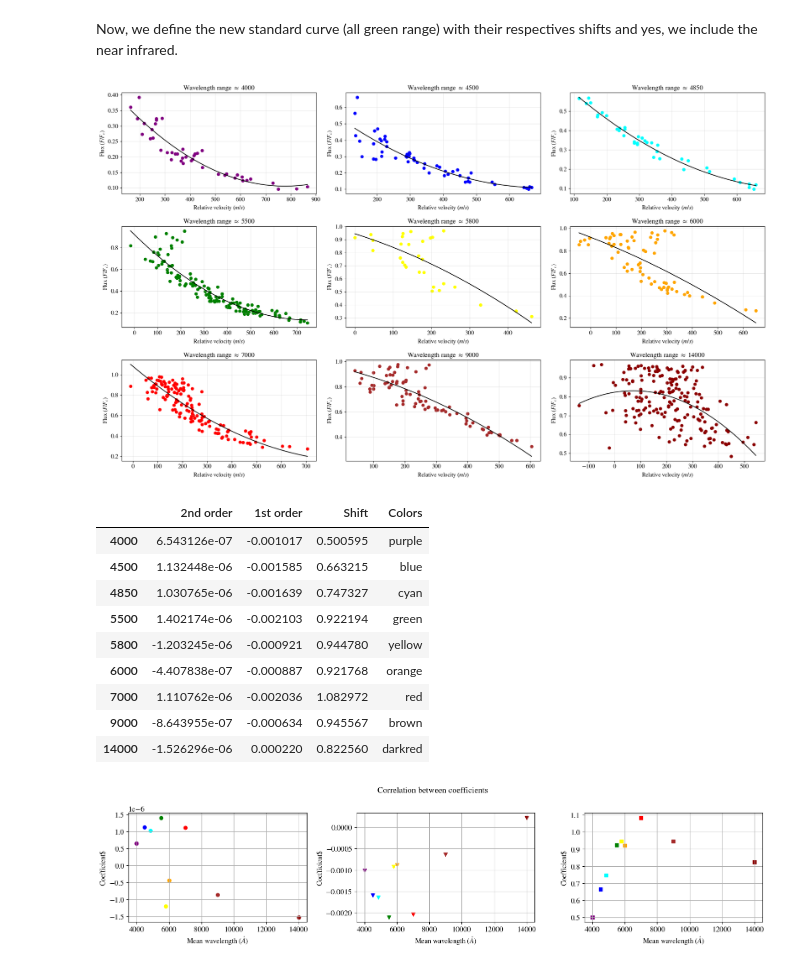
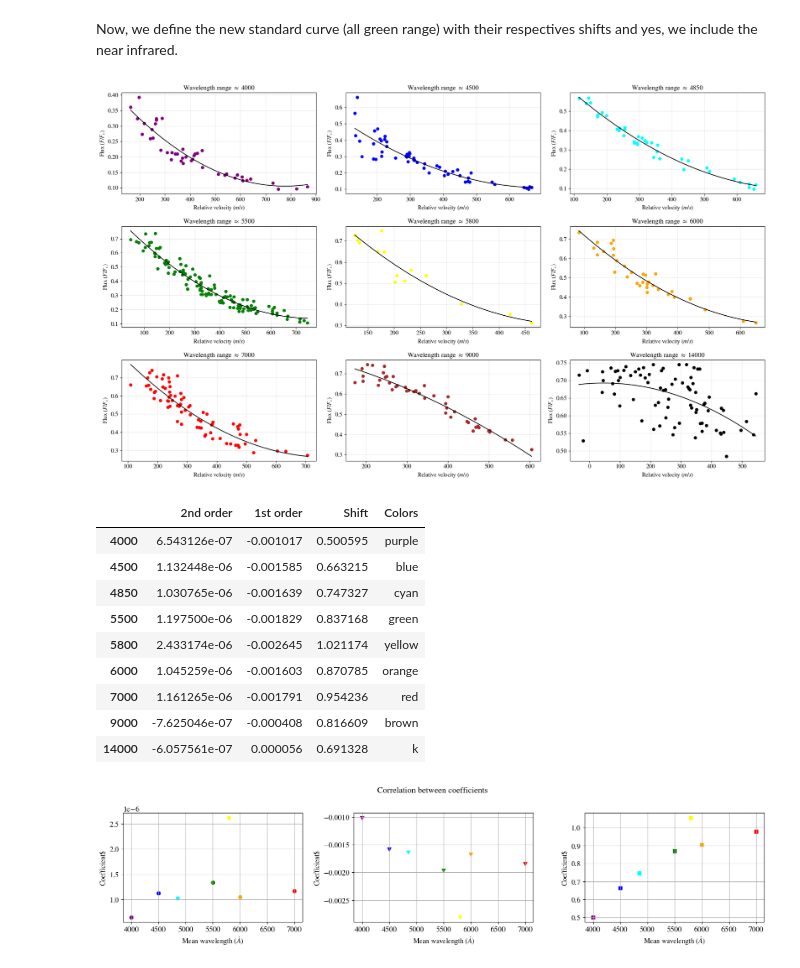
Before and after one commit to ccuellarn/Measurement-and-Characterization-of-Granulation-Patterns-in-the-IAG-Solar-Flux-Spectrum, a Jupyter notebook: Project/Characterization/Third signature/Standard_curves.ipynb, the cells around one changed output. Drawn from its saved outputs; the diff is of its cells as text; code cells hidden in the pictures.

```diff
--- a/Project/Characterization/Third signature/Standard_curves.ipynb
+++ b/Project/Characterization/Third signature/Standard_curves.ipynb
@@ -175,7 +175,7 @@ Now, we define the new standard curve (all green range) with their respectives s
 # %%
 #Separate for range in colors for color fits
 
-values_ALL = [ ALL_data[ALL_data['Observed wavelength'].between(3800, 4270, inclusive='right')],
+values_ALL = [ ALL_data[ALL_data['Observed wavelength'].between(3800, 4270, inclusive='right') ],
                 ALL_data[ALL_data['Observed wavelength'].between(4270, 4760, inclusive='right')],
                 ALL_data[ALL_data['Observed wavelength'].between(4760, 4970, inclusive='right')],
                 ALL_data[ALL_data['Observed wavelength'].between(4970, 5700, inclusive='right')],
@@ -186,41 +186,44 @@ values_ALL = [ ALL_data[ALL_data['Observed wavelength'].between(3800, 4270, incl
                 ALL_data[ALL_data['Observed wavelength'].between(10000, 23000, inclusive='right')]]
 
 #colors for the plot
-colors_fit = ['purple','blue','cyan','green','yellow','orange','red','brown','darkred']
+colors_fit = ['purple','blue','cyan','green','yellow','orange','red','brown','k']
+colors_wave = [4000,4500,4850,5500,5800,6000,7000]
 # %%
 #List for the data
 param_ALL = []
 fit_ALL = []
 colors_wave = [4000,4500,4850,5500,5800,6000,7000,9000,14000]
+
 
 fig5, axes = plt.subplots(3,3,figsize=(20,12))
 fig.suptitle('Standard color curves',fontsize=14)
 axes = axes.flatten()
 
 #Plot the cuadratic fit for each color
 for i, ax in enumerate(axes):
+        data = values_ALL[i][values_ALL[i]['Flux'].between(0,0.75)]
 
-        ax.scatter(values_ALL[i]['Velocity']+633,values_ALL[i]['Flux'],c=colors_fit[i])
+        ax.scatter(data['Velocity']+633,data['Flux'],c=colors_fit[i])
         ax.set_title(r'Wavelength range $\approx$ {}'.format(colors_wave[i]))
         ax.grid(True, alpha=0.3)
 
-        pol = Polynomial.fit(values_ALL[i]['Velocity']+633,values_ALL[i]['Flux'], 2)
+        pol = Polynomial.fit(data['Velocity']+633,data['Flux'], 2)
         param = pol.convert().coef
-        values_flux = np.linspace(min(values_ALL[i]['Velocity']+633), max(values_ALL[i]['Velocity']+633), len(values_ALL[i]))
+        values_flux = np.linspace(min(data['Velocity']+633), max(data['Velocity']+633), len(data))
         flux_fit = poly.polyval(values_flux,param)
         param_ALL.append(pd.DataFrame(param[-1::-1]))
         fit_ALL.append([values_flux,flux_fit])
 
         ax.plot(values_flux,flux_fit, color='k')
 
 
         ax.set_ylabel(r'Flux $(F/F_{c})$')
         ax.set_xlabel(r'Relative velocity $(m/s)$')
 
 plt.tight_layout()
 plt.show()
 # %% [output]
-[figure, old version]
+[figure, new version]
 # %%
 #Calculate te average and show the parameters
 parameters_ALL = pd.concat(param_ALL,axis=1)
@@ -234,12 +237,12 @@ parameters_ALL
 | 4000 | 6.543126e-07 | -0.001017 | 0.500595 | purple |
 | 4500 | 1.132448e-06 | -0.001585 | 0.663215 | blue |
 | 4850 | 1.030765e-06 | -0.001639 | 0.747327 | cyan |
-| 5500 | 1.402174e-06 | -0.002103 | 0.922194 | green |
-| 5800 | -1.203245e-06 | -0.000921 | 0.944780 | yellow |
-| 6000 | -4.407838e-07 | -0.000887 | 0.921768 | orange |
-| 7000 | 1.110762e-06 | -0.002036 | 1.082972 | red |
-| 9000 | -8.643955e-07 | -0.000634 | 0.945567 | brown |
-| 14000 | -1.526296e-06 | 0.000220 | 0.822560 | darkred |
+| 5500 | 1.197500e-06 | -0.001829 | 0.837168 | green |
+| 5800 | 2.433174e-06 | -0.002645 | 1.021174 | yellow |
+| 6000 | 1.045259e-06 | -0.001603 | 0.870785 | orange |
+| 7000 | 1.161265e-06 | -0.001791 | 0.954236 | red |
+| 9000 | -7.625046e-07 | -0.000408 | 0.816609 | brown |
+| 14000 | -6.057561e-07 | 0.000056 | 0.691328 | k |
 # %%
 fig3, axes = plt.subplots(1,3,figsize=(16,4))
 ax1 =axes[0]
@@ -269,7 +272,7 @@ ax3.grid()
 fig3.tight_layout()
 # fig3.savefig('Standard curve_Gray.pdf')
 # %% [output]
-[figure, old version]
+[figure, new version]
 # %%
 # The reference point is the green part, the color coefficient is waht are in the table
 scale_coeff = pd.DataFrame()
```
Also changed, not shown: parts of 1 cell of this notebook, 2 other files.
